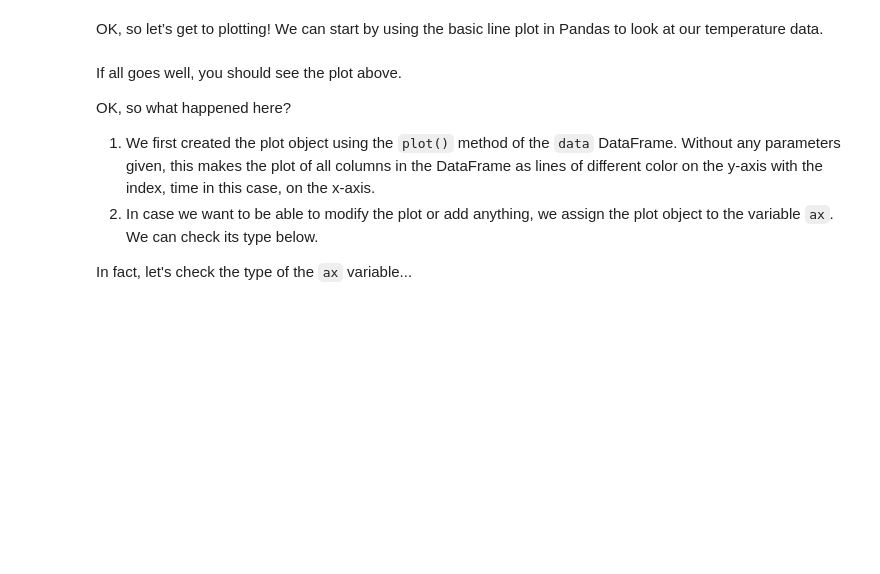
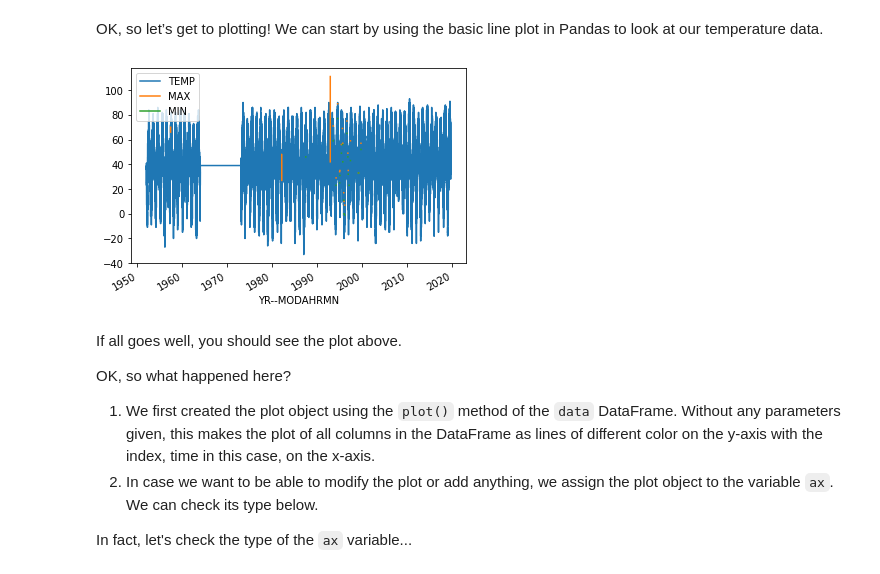
Before and after one commit to arr678/Hels-L7, a Jupyter notebook: L7/matplotlib.ipynb, the cells around one changed output. Drawn from its saved outputs; the diff is of its cells as text; code cells hidden in the pictures; blank space fills up the shorter version.

```diff
--- a/L7/matplotlib.ipynb
+++ b/L7/matplotlib.ipynb
@@ -135,5 +147,9 @@ Now we're ready for our first plot. We can run one command first to configure th
 # %% [markdown]
 OK, so let’s get to plotting! We can start by using the basic line plot in Pandas to look at our temperature data.
+# %%
+ax = data.plot()
+# %% [output]
+[figure, added]
 # %% [markdown]
 If all goes well, you should see the plot above.
 
```
Also changed, not shown: parts of 9 cells of this notebook.
